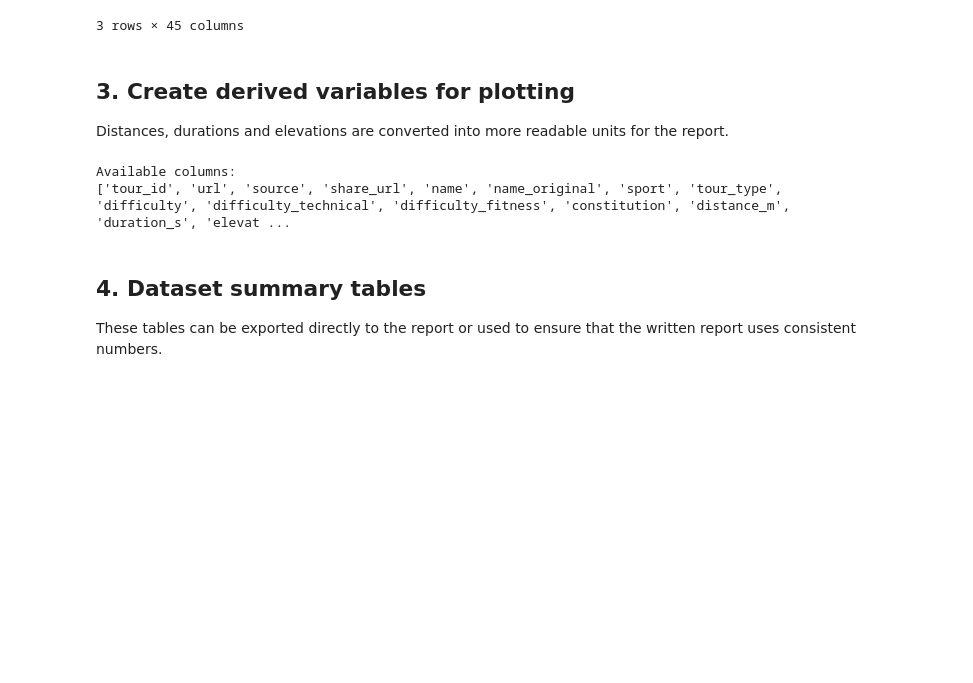
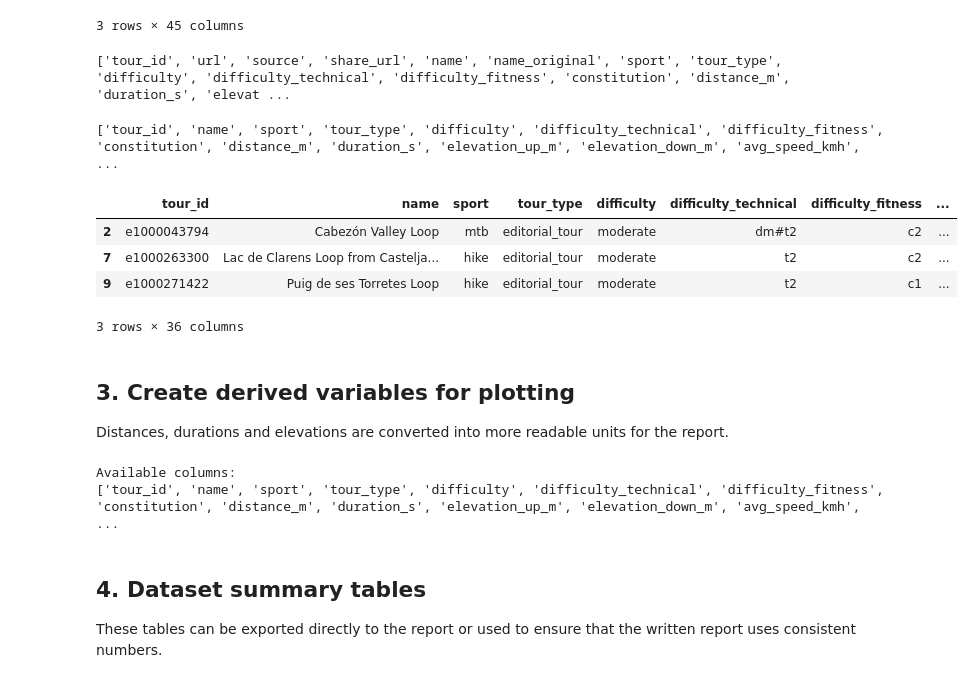
Before and after one commit to enicaking/ml-applications-project-repo, a Jupyter notebook: notebooks/04_report_figures.ipynb, the cells around one changed output. Cells and saved outputs as stored; diff of their text form; code cells hidden in the pictures; blank space fills up the shorter version.

```diff
--- a/notebooks/04_report_figures.ipynb
+++ b/notebooks/04_report_figures.ipynb
@@ -82,3 +83,8 @@ Dataset shape: 5,642 trails × 45 columns
 | 7 | e1000263300 | https://www.komoot.com/smarttour/... | komoot | https://www.komoot.com/smarttour/... | Lac de Clarens Loop from Castelja... | Tour du Lac de Clarens – boucle à... | hike | editorial_tour | moderate | ... |
 | 9 | e1000271422 | https://www.komoot.com/smarttour/... | komoot | https://www.komoot.com/smarttour/... | Puig de ses Torretes Loop | Puig de ses Torretes y cala Sol d... | hike | editorial_tour | moderate | ... |
 3 rows × 45 columns
+# %%
+res = list(df.columns)
+print(res)
+# %% [output]
+['tour_id', 'url', 'source', 'share_url', 'name', 'name_original', 'sport', 'tour_type', 'difficulty', 'difficulty_technical', 'difficulty_fitness', 'constitution', 'distance_m', 'duration_s', 'elevat ...
@@ -85,9 +95,22 @@ Dataset shape: 5,642 trails × 45 columns
+# %%
+res = list(df_clean.columns)
+print(res)
+# %% [output]
+['tour_id', 'name', 'sport', 'tour_type', 'difficulty', 'difficulty_technical', 'difficulty_fitness', 'constitution', 'distance_m', 'duration_s', 'elevation_up_m', 'elevation_down_m', 'avg_speed_kmh', ...
+# %%
+display(df_clean.head(3))
+# %% [output]
+|  | tour_id | name | sport | tour_type | difficulty | difficulty_technical | difficulty_fitness | ... |
+| 2 | e1000043794 | Cabezón Valley Loop | mtb | editorial_tour | moderate | dm#t2 | c2 | ... |
+| 7 | e1000263300 | Lac de Clarens Loop from Castelja... | hike | editorial_tour | moderate | t2 | c2 | ... |
+| 9 | e1000271422 | Puig de ses Torretes Loop | hike | editorial_tour | moderate | t2 | c1 | ... |
+3 rows × 36 columns
 # %% [markdown]
 ## 3. Create derived variables for plotting
 
 Distances, durations and elevations are converted into more readable units for the report.
 # %%
-df_plot = df.copy()
+df_plot = df_clean.copy()
 
 numeric_columns = [
     "distance_m",
@@ -116,7 +139,7 @@ print("Available columns:")
 print(df_plot.columns.tolist())
 # %% [output]
 Available columns:
-['tour_id', 'url', 'source', 'share_url', 'name', 'name_original', 'sport', 'tour_type', 'difficulty', 'difficulty_technical', 'difficulty_fitness', 'constitution', 'distance_m', 'duration_s', 'elevat ...
+['tour_id', 'name', 'sport', 'tour_type', 'difficulty', 'difficulty_technical', 'difficulty_fitness', 'constitution', 'distance_m', 'duration_s', 'elevation_up_m', 'elevation_down_m', 'avg_speed_kmh', ...
 # %% [markdown]
 ## 4. Dataset summary tables
 
```
Also changed, not shown: parts of 10 cells of this notebook.
